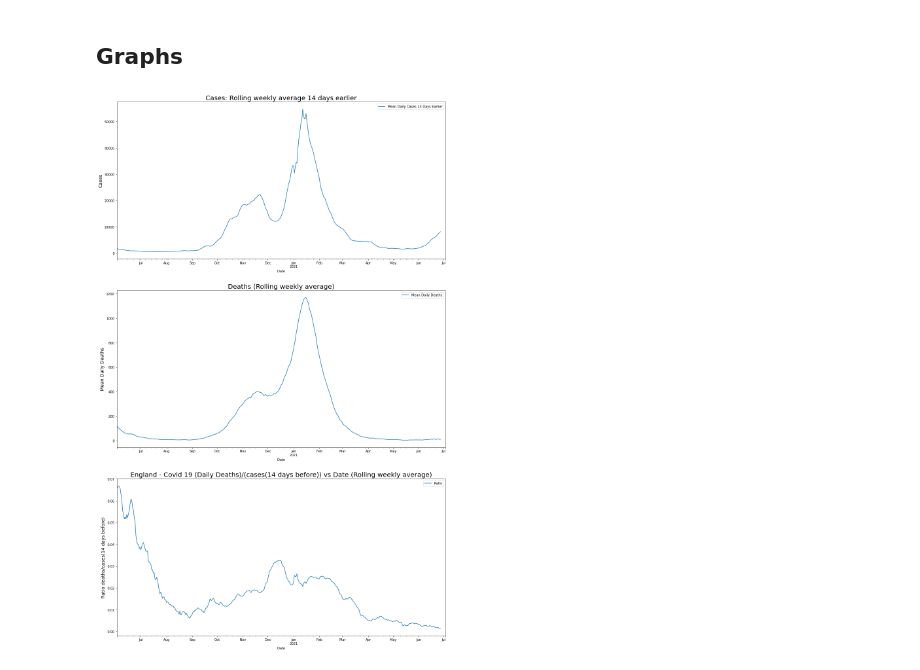
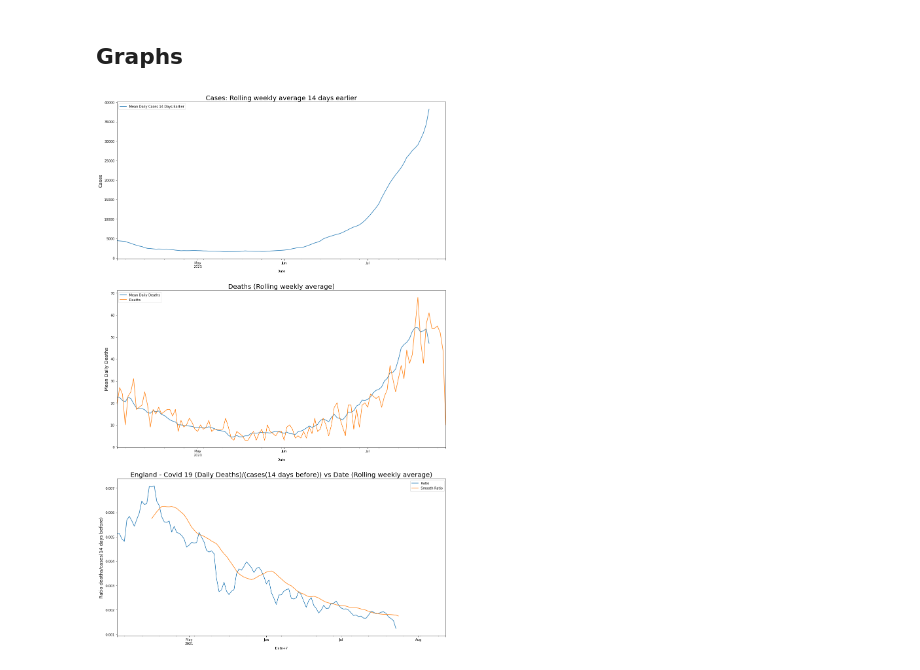
Before and after one commit to RobPhippen/covid-analysis, a Jupyter notebook: Covid Deaths Ratio.ipynb, the cells around one changed output. Saved outputs shown, nothing was run; the diff lists cells and outputs as text; code cells hidden in the pictures.

```diff
--- a/Covid Deaths Ratio.ipynb
+++ b/Covid Deaths Ratio.ipynb
@@ -119,6 +129,6 @@ There is clearly a 'lag' between a positive test data and the death data. Deaths
 # %%
-# Set the starting date to consider
-graph_start_date = '2020-06-01'
+# Set the starting date to consider for correlation
+correl_start_date = '2020-06-01'
 
 # Find the last date in the dataset
 max_date = data['Date'].max()
@@ -127,10 +137,10 @@ max_date = data['Date'].max()
 max_date_28 = max_date - datetime.timedelta(days=28)
 
 # Convert deaths data to numpy for correlation
-deaths_data = data.loc[(data.Date>graph_start_date), 'Deaths'].to_numpy()
+deaths_data = data.loc[(data.Date>correl_start_date), 'Deaths'].to_numpy()
 
 # Clip 28 days off the end of the cases data
-cases_data = data.loc[(data.Date>graph_start_date) & (data.Date<=max_date_28), 'Cases'].to_numpy()
+cases_data = data.loc[(data.Date>correl_start_date) & (data.Date<=max_date_28), 'Cases'].to_numpy()
 
 # This effectively shifts the cases data across the deaths data for zero to 28 days offset,
 # computing the correlation at each offset
@@ -139,6 +149,8 @@ cross_corr = np.correlate(deaths_data, cases_data, "valid")
 # Find the offset that gives maximum correlation
 offset_max_correlation = cross_corr.argmax()
 print(f"Maximum correlation offset: {offset_max_correlation} days")
+offset_max_correlation = 14
+print(f"Hard coding offset to : {offset_max_correlation} days")
 
 
 corr_offsets = np.arange(0,29)
@@ -201,30 +214,34 @@ data[mean_cases_earlier_name] = data[cases_earlier_name].rolling(window).mean()
 # Define ratios
 data['Noisy Ratio'] = data['Deaths']/data[cases_earlier_name]
 data['Ratio'] = data['Mean Daily Deaths']/data[mean_cases_earlier_name]
+data['Smooth Ratio'] = data['Ratio'].rolling(2*window).mean()
+data['Date+7'] = data['Date']+datetime.timedelta(days=14)
 # %% [markdown]
 ## Graphs
 # %%
-
+# set the graphing start date
+graph_start_date = '2021-04-01'
 
 fig, axs = plt.subplots(3,1, figsize=(18, 30))        # Create an empty matplotlib Figure and Axes
 
 ax_cases = axs[0]
 ax_deaths = axs[1]
 ax_ratio = axs[2]
 
 ax_ratio.set_ylabel(f"Ratio deaths/cases({offset_max_correlation} days before)", fontsize=14)          # Do any matplotlib customization you like
 ax_ratio.set_title(f"England - Covid 19 (Daily Deaths)/(cases({offset_max_correlation} days before)) vs Date (Rolling weekly average)", fontsize=20)
 data[data['Date']>graph_start_date].plot(ax=ax_ratio, x='Date', y=['Ratio'])
+data[data['Date']>graph_start_date].plot(ax=ax_ratio, x='Date+7', y=['Smooth Ratio'])
 
 ax_deaths.set_ylabel("Mean Daily Deaths", fontsize=14)          # Do any matplotlib customization you like
 ax_deaths.set_title("Deaths (Rolling weekly average)", fontsize=20)
-data[data['Date']>graph_start_date].plot(ax=ax_deaths, x='Date', y=['Mean Daily Deaths'])
+data[data['Date']>graph_start_date].plot(ax=ax_deaths, x='Date', y=['Mean Daily Deaths', 'Deaths'])
 
 ax_cases.set_ylabel('Cases', fontsize=14)
 ax_cases.set_title(f'Cases: Rolling weekly average {offset_max_correlation} days earlier', fontsize=20)
 data[data['Date']>graph_start_date].plot(ax=ax_cases, x='Date', y=[mean_cases_earlier_name])
 
 
 fig.savefig("covid-ratio.png")
 # %% [output]
-[figure, old version]
+[figure, new version]
```
Also changed, not shown: parts of 4 cells of this notebook, 2 other files.
